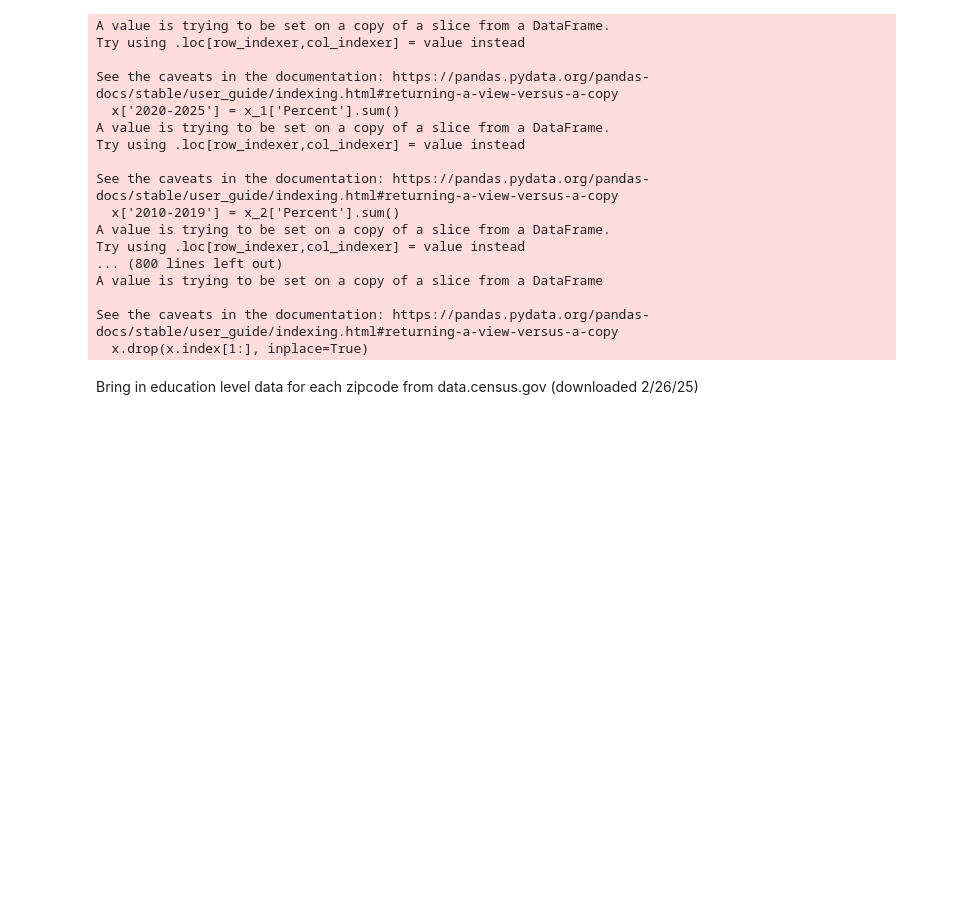
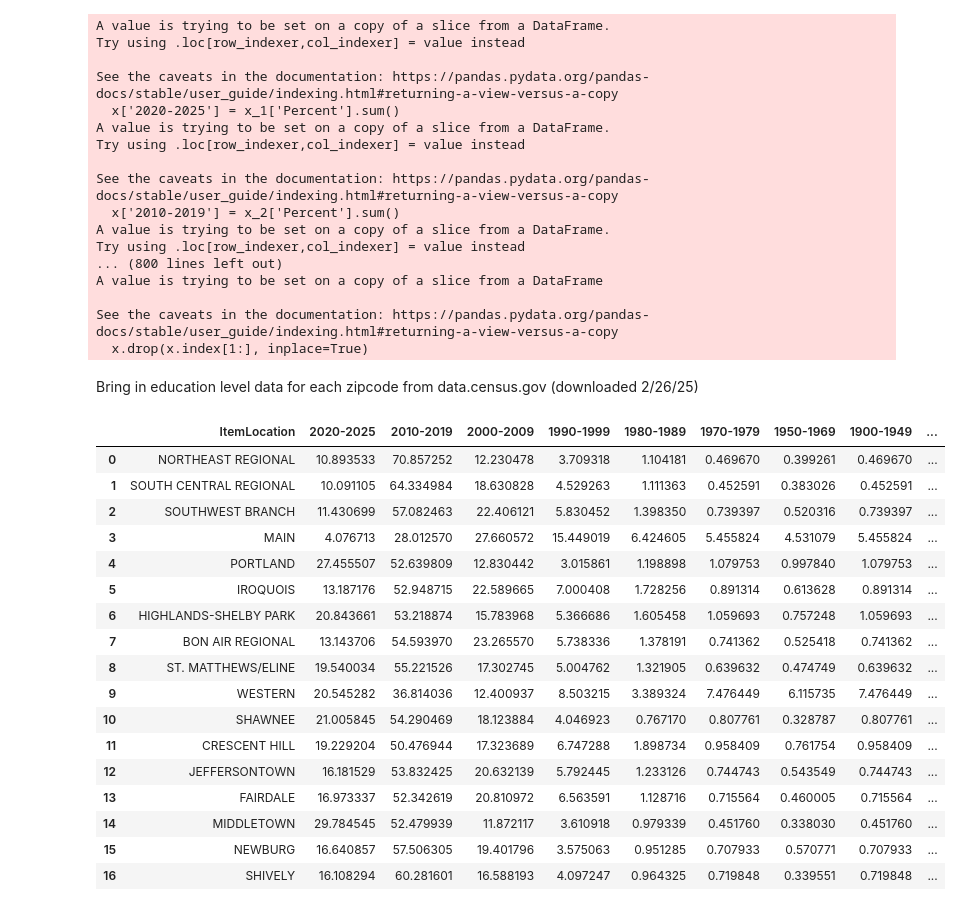
Before and after one commit to NicholasJCampbell/library_comparisons, a Jupyter notebook: library_newness.ipynb, the cells around one changed output. Drawn from its saved outputs; the diff is of its cells as text; code cells hidden in the pictures; blank space fills up the shorter version.

```diff
--- a/library_newness.ipynb
+++ b/library_newness.ipynb
@@ -899,5 +899,26 @@ ed_zips = pd.concat([ed40023, ed40025, ed40041, ed40047, ed40059, ed40067, ed401
 # %%
 # This combines the library publication data and zipcode education data on the zipcode column
 ed_and_new = pd.merge(library_yearly, ed_zips, on='zipcode', how='left')
+# %%
+ed_and_new
+# %% [output]
+|  | ItemLocation | 2020-2025 | 2010-2019 | 2000-2009 | 1990-1999 | 1980-1989 | 1970-1979 | 1950-1969 | 1900-1949 | ... |
+| 0 | NORTHEAST REGIONAL | 10.893533 | 70.857252 | 12.230478 | 3.709318 | 1.104181 | 0.469670 | 0.399261 | 0.469670 | ... |
+| 1 | SOUTH CENTRAL REGIONAL | 10.091105 | 64.334984 | 18.630828 | 4.529263 | 1.111363 | 0.452591 | 0.383026 | 0.452591 | ... |
+| 2 | SOUTHWEST BRANCH | 11.430699 | 57.082463 | 22.406121 | 5.830452 | 1.398350 | 0.739397 | 0.520316 | 0.739397 | ... |
+| 3 | MAIN | 4.076713 | 28.012570 | 27.660572 | 15.449019 | 6.424605 | 5.455824 | 4.531079 | 5.455824 | ... |
+| 4 | PORTLAND | 27.455507 | 52.639809 | 12.830442 | 3.015861 | 1.198898 | 1.079753 | 0.997840 | 1.079753 | ... |
+| 5 | IROQUOIS | 13.187176 | 52.948715 | 22.589665 | 7.000408 | 1.728256 | 0.891314 | 0.613628 | 0.891314 | ... |
+| 6 | HIGHLANDS-SHELBY PARK | 20.843661 | 53.218874 | 15.783968 | 5.366686 | 1.605458 | 1.059693 | 0.757248 | 1.059693 | ... |
+| 7 | BON AIR REGIONAL | 13.143706 | 54.593970 | 23.265570 | 5.738336 | 1.378191 | 0.741362 | 0.525418 | 0.741362 | ... |
+| 8 | ST. MATTHEWS/ELINE | 19.540034 | 55.221526 | 17.302745 | 5.004762 | 1.321905 | 0.639632 | 0.474749 | 0.639632 | ... |
+| 9 | WESTERN | 20.545282 | 36.814036 | 12.400937 | 8.503215 | 3.389324 | 7.476449 | 6.115735 | 7.476449 | ... |
+| 10 | SHAWNEE | 21.005845 | 54.290469 | 18.123884 | 4.046923 | 0.767170 | 0.807761 | 0.328787 | 0.807761 | ... |
+| 11 | CRESCENT HILL | 19.229204 | 50.476944 | 17.323689 | 6.747288 | 1.898734 | 0.958409 | 0.761754 | 0.958409 | ... |
+| 12 | JEFFERSONTOWN | 16.181529 | 53.832425 | 20.632139 | 5.792445 | 1.233126 | 0.744743 | 0.543549 | 0.744743 | ... |
+| 13 | FAIRDALE | 16.973337 | 52.342619 | 20.810972 | 6.563591 | 1.128716 | 0.715564 | 0.460005 | 0.715564 | ... |
+| 14 | MIDDLETOWN | 29.784545 | 52.479939 | 11.872117 | 3.610918 | 0.979339 | 0.451760 | 0.338030 | 0.451760 | ... |
+| 15 | NEWBURG | 16.640857 | 57.506305 | 19.401796 | 3.575063 | 0.951285 | 0.707933 | 0.570771 | 0.707933 | ... |
+| 16 | SHIVELY | 16.108294 | 60.281601 | 16.588193 | 4.097247 | 0.964325 | 0.719848 | 0.339551 | 0.719848 | ... |
 # %%
 # basic visualization of the data from both datasets
```
Also changed, not shown: parts of 3 cells of this notebook, 1 other file.
